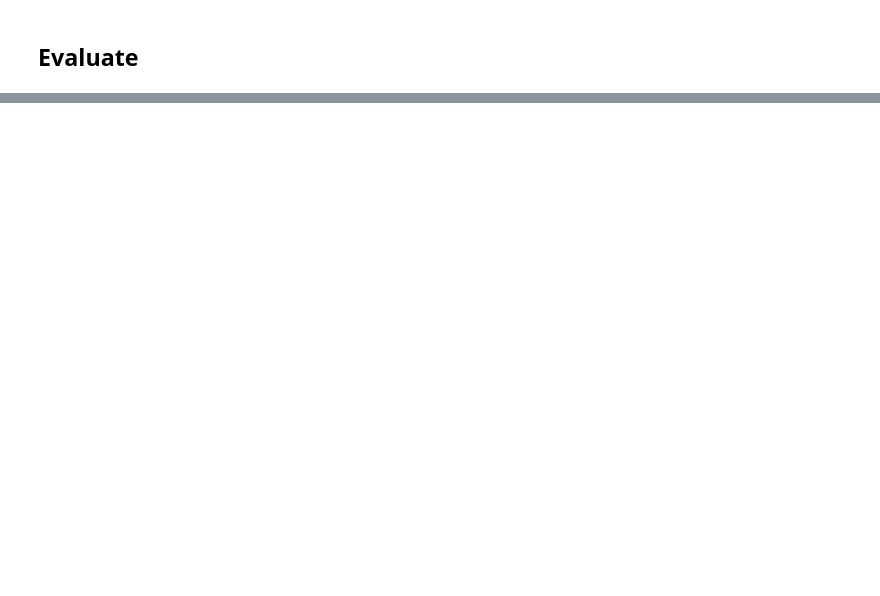
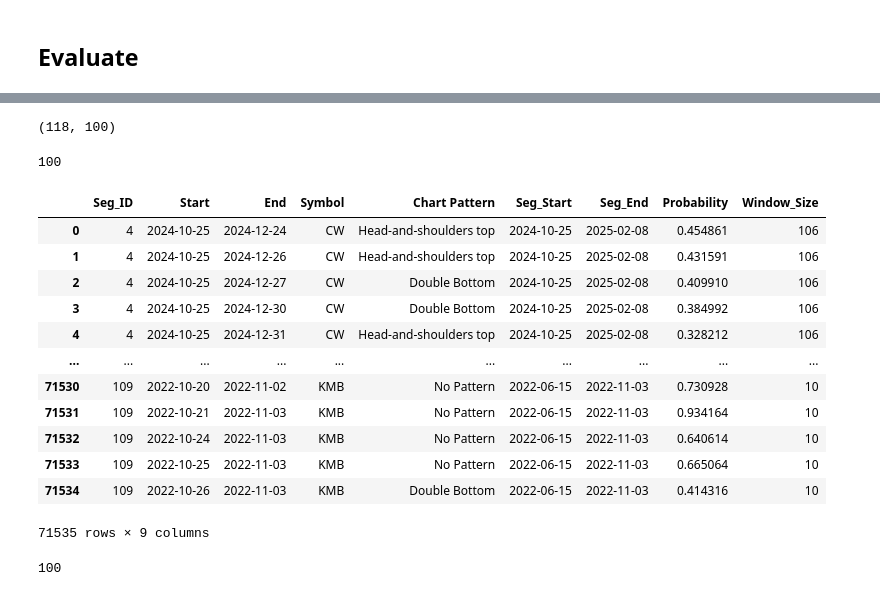
Before and after one commit to Ginushmal/Candlestick-Chart-Pattern-Detection-FYP, a Jupyter notebook: 05. New Set of Patterns copy Adv Search With Avg Prob.ipynb, the cells around one changed output, grey strips where cells are left out. Cells and saved outputs as stored; diff of their text form; code cells hidden in the pictures; blank space fills up the shorter version.

```diff
--- a/05. New Set of Patterns copy Adv Search With Avg Prob.ipynb
+++ b/05. New Set of Patterns copy Adv Search With Avg Prob.ipynb
@@ -170,6 +170,7 @@ located_patterns_and_other_info_dict = {}
 window_results_dict = {}
 pattern_encoding_reversed = get_reverse_pattern_encoding()
 path = 'Datasets/OHLC data'
+data_dir = "Datasets/New_pattern_set_data/Adv_Method3_init/"
 
 plot_count = 2
 
@@ -253,8 +254,8 @@ for model_name in selected_models_for_adv:
                 cluster_labled_windows_df.loc[mask, 'Cluster'] = cluster_labled_windows_df.loc[mask, 'Cluster'].astype(int) + win_iteration
                 # mask2 = interseced_clusters_df['Cluster'] != -1
                 interseced_clusters_df['Cluster'] = interseced_clusters_df['Cluster'].astype(int) + win_iteration
-                num_of_unique_clusters = interseced_clusters_df['Cluster'].nunique()
-                win_iteration += num_of_unique_clusters - 1
+                num_of_unique_clusters = interseced_clusters_df[interseced_clusters_df['Cluster']!=-1]['Cluster'].nunique()
+                win_iteration += num_of_unique_clusters
                 cluster_labled_windows_list.append(cluster_labled_windows_df)
                 located_patterns_and_other_info = functional_pattern_filter_and_point_recognition(interseced_clusters_df)
                 if located_patterns_and_other_info is None or len(located_patterns_and_other_info) == 0:
@@ -354,7 +355,9 @@ for model_name in selected_models_for_adv:
     located_patterns_and_other_info_final_df = pd.concat(located_patterns_and_other_info_list)
     window_results_all_df = pd.concat(window_results_list)
 
-
+    # Save to csv in data_dir
+    located_patterns_and_other_info_final_df.to_csv(os.path.join(data_dir, f"located_patterns_and_other_info_{model_name}.csv"), index=False)
+    window_results_all_df.to_csv(os.path.join(data_dir, f"window_results_{model_name}.csv"), index=False)
 
     located_patterns_and_other_info_dict[model_name] = located_patterns_and_other_info_final_df
     window_results_dict[model_name] = window_results_all_df
@@ -442,0 +529,14 @@ figure = all_metrics[1]
+# %%
+# load test_seg_ids_adv
+import json
+
+selected_test_pattern_segment_wise_adv = pd.read_csv(f"{data_dir}test_pattern_segment_wise.csv")
+test_seg_ids_adv = selected_test_pattern_segment_wise_adv['Seg_ID'].unique()
+
+test_pattern_segment_wise = pd.read_csv("Datasets/New_pattern_set_data/test_patterns_large_segment_wise.csv")
+
+
+test_ids_rows_count_sum_adv = test_pattern_segment_wise[test_pattern_segment_wise['Seg_ID'].isin(test_seg_ids_adv)].groupby('Seg_ID').size().sum()
+test_ids_rows_count_sum_adv , len(test_seg_ids_adv)
+# %% [output]
+(118, 100)
@@ -442,0 +549,30 @@ figure = all_metrics[1]
+# %%
+# load the saved csv files to respective dictionaries
+located_patterns_and_other_info_dict = {}
+window_results_dict = {}
+
+for model_name in selected_models_for_adv:
+    located_patterns_and_other_info_df = pd.read_csv(f"{data_dir}located_patterns_and_other_info_{model_name}.csv")
+    window_results_df = pd.read_csv(f"{data_dir}window_results_{model_name}.csv")
+
+
+    # convert Start,End and Seg_Start, Seg_End columns to datetime
+    window_results_df ['Start'] = pd.to_datetime(window_results_df['Start'])
+    window_results_df ['End'] = pd.to_datetime(window_results_df['End'])
+    window_results_df['Seg_Start'] = pd.to_datetime(window_results_df['Seg_Start'])
+    window_results_df['Seg_End'] = pd.to_datetime(window_results_df['Seg_End'])
+
+    # convert Start,End,Seg_Start, Seg_End,Calc_Start, Calc_End columns to datetime
+    located_patterns_and_other_info_df ['Start'] = pd.to_datetime(located_patterns_and_other_info_df['Start'])
+    located_patterns_and_other_info_df ['End'] = pd.to_datetime(located_patterns_and_other_info_df['End'])
+    located_patterns_and_other_info_df['Seg_Start'] = pd.to_datetime(located_patterns_and_other_info_df['Seg_Start'])
+    located_patterns_and_other_info_df['Seg_End'] = pd.to_datetime(located_patterns_and_other_info_df['Seg_End'])
+    located_patterns_and_other_info_df['Calc_Start'] = pd.to_datetime(located_patterns_and_other_info_df['Calc_Start'])
+    located_patterns_and_other_info_df['Calc_End'] = pd.to_datetime(located_patterns_and_other_info_df['Calc_End'])
+
+    located_patterns_and_other_info_dict [model_name] = located_patterns_and_other_info_df
+    window_results_dict[model_name] = window_results_df
+# %%
+len(test_seg_ids_adv)
+# %% [output]
+100
@@ -442,0 +593,21 @@ figure = all_metrics[1]
+# %%
+window_results_df
+# %% [output]
+|  | Seg_ID | Start | End | Symbol | Chart Pattern | Seg_Start | Seg_End | Probability | Window_Size |
+| 0 | 4 | 2024-10-25 | 2024-12-24 | CW | Head-and-shoulders top | 2024-10-25 | 2025-02-08 | 0.454861 | 106 |
+| 1 | 4 | 2024-10-25 | 2024-12-26 | CW | Head-and-shoulders top | 2024-10-25 | 2025-02-08 | 0.431591 | 106 |
+| 2 | 4 | 2024-10-25 | 2024-12-27 | CW | Double Bottom | 2024-10-25 | 2025-02-08 | 0.409910 | 106 |
+| 3 | 4 | 2024-10-25 | 2024-12-30 | CW | Double Bottom | 2024-10-25 | 2025-02-08 | 0.384992 | 106 |
+| 4 | 4 | 2024-10-25 | 2024-12-31 | CW | Head-and-shoulders top | 2024-10-25 | 2025-02-08 | 0.328212 | 106 |
+| ... | ... | ... | ... | ... | ... | ... | ... | ... | ... |
+| 71530 | 109 | 2022-10-20 | 2022-11-02 | KMB | No Pattern | 2022-06-15 | 2022-11-03 | 0.730928 | 10 |
+| 71531 | 109 | 2022-10-21 | 2022-11-03 | KMB | No Pattern | 2022-06-15 | 2022-11-03 | 0.934164 | 10 |
+| 71532 | 109 | 2022-10-24 | 2022-11-03 | KMB | No Pattern | 2022-06-15 | 2022-11-03 | 0.640614 | 10 |
+| 71533 | 109 | 2022-10-25 | 2022-11-03 | KMB | No Pattern | 2022-06-15 | 2022-11-03 | 0.665064 | 10 |
+| 71534 | 109 | 2022-10-26 | 2022-11-03 | KMB | Double Bottom | 2022-06-15 | 2022-11-03 | 0.414316 | 10 |
+71535 rows × 9 columns
+# %%
+# window_results_df get the number of unique  \Seg_Ids in window_results_df
+window_results_df['Seg_ID'].nunique()
+# %% [output]
+100
```
Also changed, not shown: parts of 15 cells of this notebook, 1 other file.
